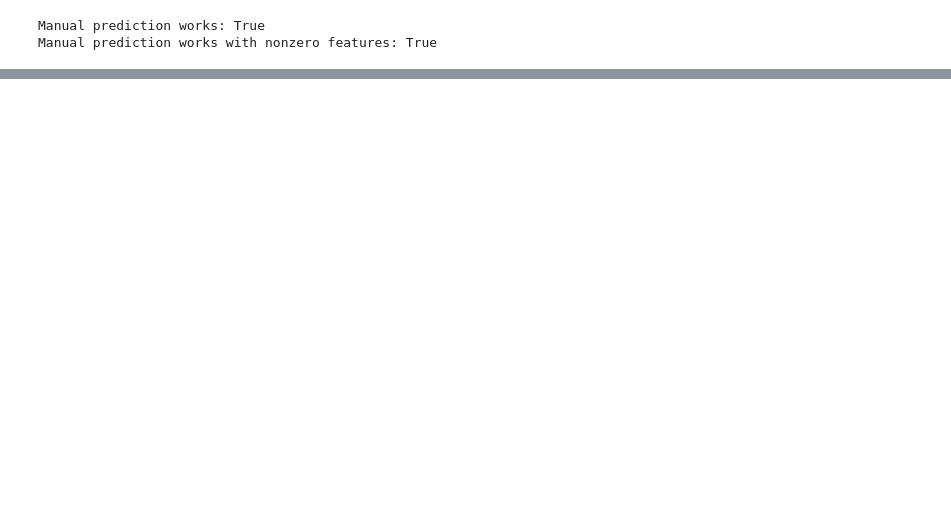
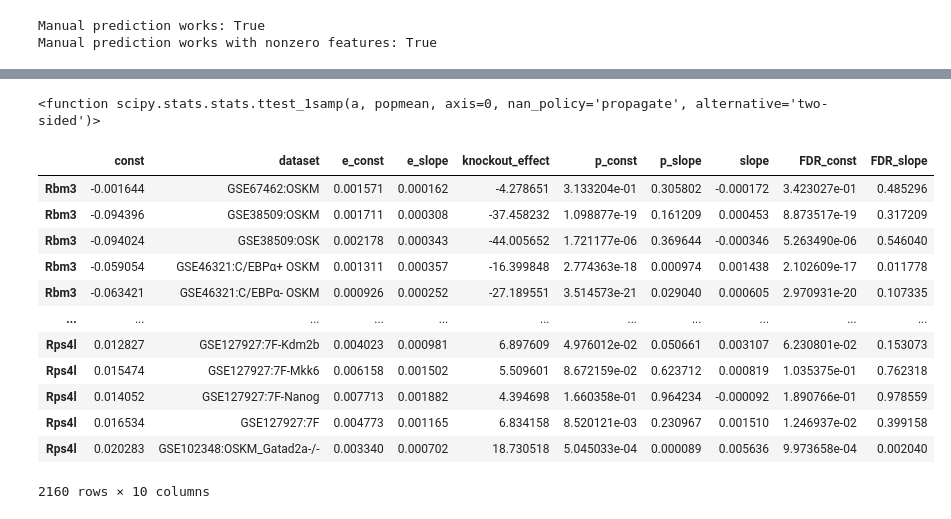
Before and after one commit to shappiron/Reprogramming_meta, a Jupyter notebook: clocks.ipynb, the cells around one changed output, grey strips where cells are left out. Saved outputs shown, nothing was run; the diff lists cells and outputs as text; code cells hidden in the pictures; blank space fills up the shorter version.

```diff
--- a/clocks.ipynb
+++ b/clocks.ipynb
@@ -293,0 +360,4 @@ su.sort_values('const')
+# %%
+scipy.stats.ttest_1samp()
+# %% [output]
+<function scipy.stats.stats.ttest_1samp(a, popmean, axis=0, nan_policy='propagate', alternative='two-sided')>
@@ -293,0 +385,16 @@ su.sort_values('const')
+# %%
+gef_passed
+# %% [output]
+|  | const | dataset | e_const | e_slope | knockout_effect | p_const | p_slope | slope | FDR_const | FDR_slope |
+| Rbm3 | -0.001644 | GSE67462:OSKM | 0.001571 | 0.000162 | -4.278651 | 3.133204e-01 | 0.305802 | -0.000172 | 3.423027e-01 | 0.485296 |
+| Rbm3 | -0.094396 | GSE38509:OSKM | 0.001711 | 0.000308 | -37.458232 | 1.098877e-19 | 0.161209 | 0.000453 | 8.873517e-19 | 0.317209 |
+| Rbm3 | -0.094024 | GSE38509:OSK | 0.002178 | 0.000343 | -44.005652 | 1.721177e-06 | 0.369644 | -0.000346 | 5.263490e-06 | 0.546040 |
+| Rbm3 | -0.059054 | GSE46321:C/EBPα+ OSKM | 0.001311 | 0.000357 | -16.399848 | 2.774363e-18 | 0.000974 | 0.001438 | 2.102609e-17 | 0.011778 |
+| Rbm3 | -0.063421 | GSE46321:C/EBPα- OSKM | 0.000926 | 0.000252 | -27.189551 | 3.514573e-21 | 0.029040 | 0.000605 | 2.970931e-20 | 0.107335 |
+| ... | ... | ... | ... | ... | ... | ... | ... | ... | ... | ... |
+| Rps4l | 0.012827 | GSE127927:7F-Kdm2b | 0.004023 | 0.000981 | 6.897609 | 4.976012e-02 | 0.050661 | 0.003107 | 6.230801e-02 | 0.153073 |
+| Rps4l | 0.015474 | GSE127927:7F-Mkk6 | 0.006158 | 0.001502 | 5.509601 | 8.672159e-02 | 0.623712 | 0.000819 | 1.035375e-01 | 0.762318 |
+| Rps4l | 0.014052 | GSE127927:7F-Nanog | 0.007713 | 0.001882 | 4.394698 | 1.660358e-01 | 0.964234 | -0.000092 | 1.890766e-01 | 0.978559 |
+| Rps4l | 0.016534 | GSE127927:7F | 0.004773 | 0.001165 | 6.834158 | 8.520121e-03 | 0.230967 | 0.001510 | 1.246937e-02 | 0.399158 |
+| Rps4l | 0.020283 | GSE102348:OSKM_Gatad2a-/- | 0.003340 | 0.000702 | 18.730518 | 5.045033e-04 | 0.000089 | 0.005636 | 9.973658e-04 | 0.002040 |
+2160 rows × 10 columns
```
Also changed, not shown: parts of 28 cells of this notebook.
